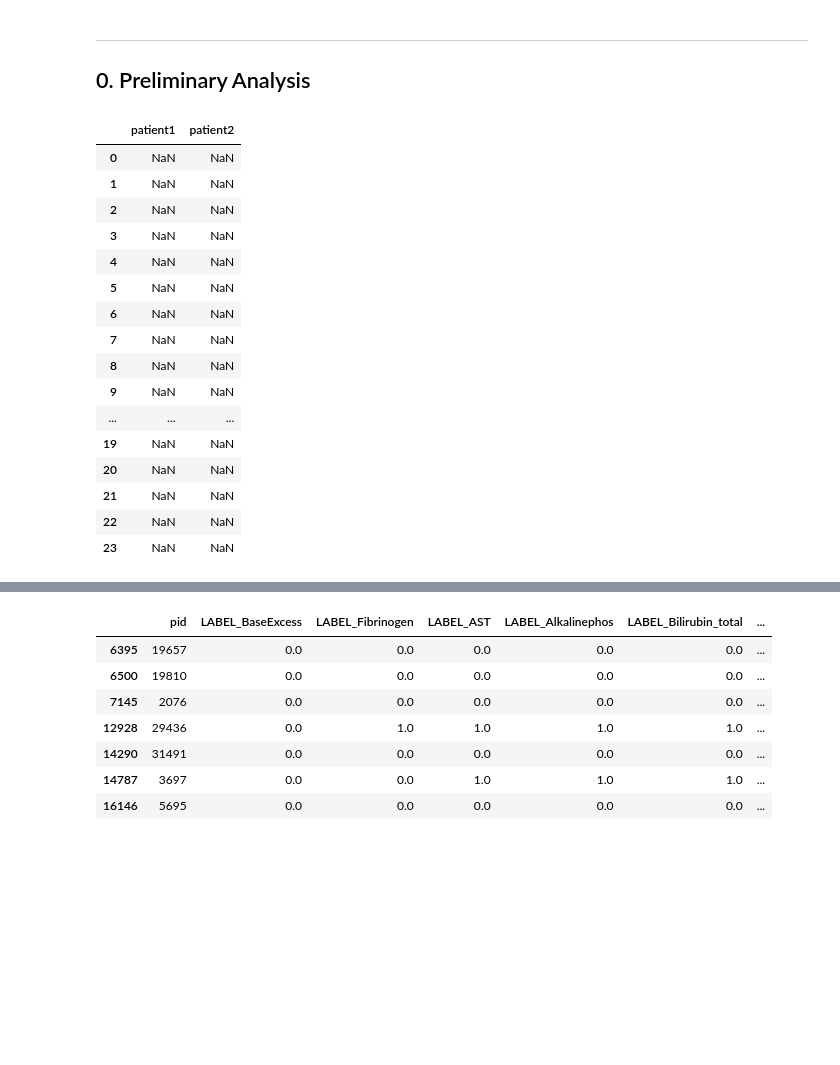
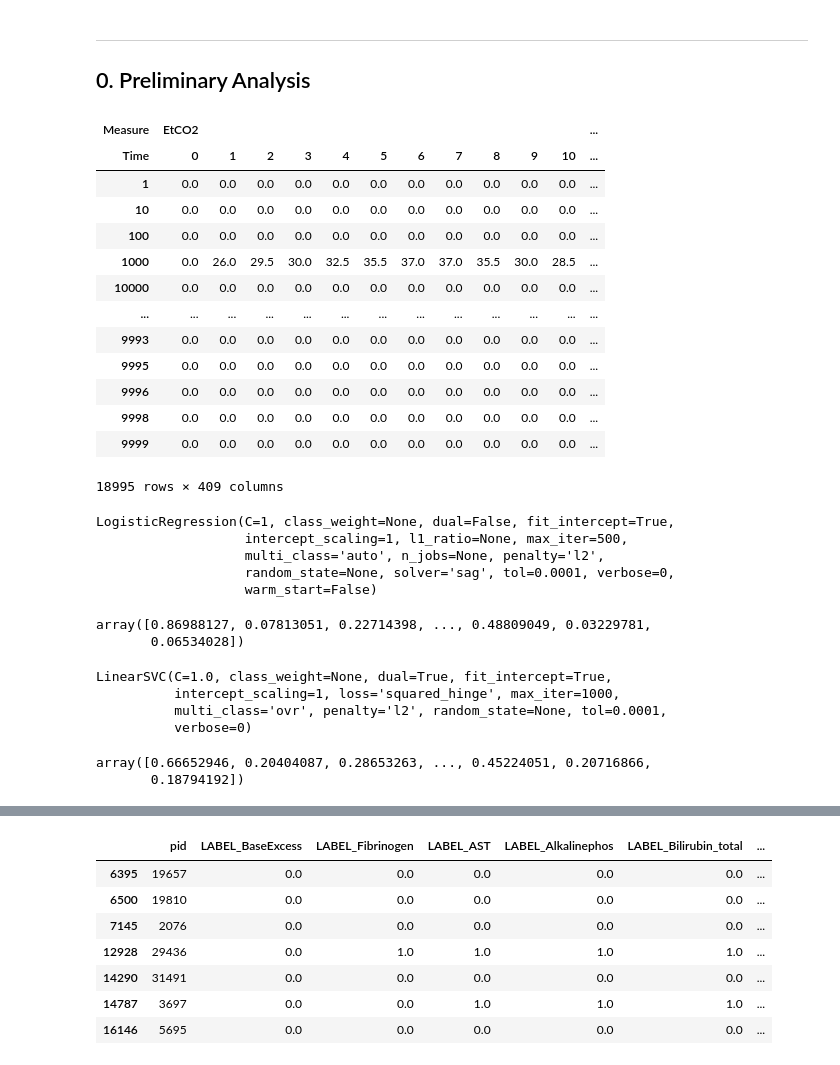
Before and after one commit to GentleMin/ML-Shoppingnow, a Jupyter notebook: Project2/JTM/Task2.ipynb, the cells around one changed output, grey strips where cells are left out. Drawn from its saved outputs; the diff is of its cells as text; code cells hidden in the pictures; blank space fills up the shorter version.

Commit message:
Trials for task2; parse patient dataset to single vector.

```diff
--- a/Project2/JTM/Task2.ipynb
+++ b/Project2/JTM/Task2.ipynb
@@ -19,27 +21,43 @@ labl_train = pd.read_csv("./train_labels.csv")
+# %%
+feat_train_pid = Project_2.patient_feat_flatten(feat_train)
 # %%
-gt = feat_train.groupby('pid', as_index=False)[["EtCO2", "Lactate"]]
-patient1 = gt.get_group(1).reset_index(drop=True, inplace=False)
-patient2 = gt.get_group(2).reset_index(drop=True, inplace=False)
-
-# combo = pd.concat([patient1, patient2], axis=1)
-combo = pd.DataFrame(data={"patient1": patient1.to_numpy().flatten(order='F'),
-                           "patient2": patient2.to_numpy().flatten(order='F')})
-combo
+feat_na_filled = feat_train_pid.fillna(0.0, inplace=False)
+feat_na_filled
 # %% [output]
-|  | patient1 | patient2 |
-| 0 | NaN | NaN |
-| 1 | NaN | NaN |
-| 2 | NaN | NaN |
-| 3 | NaN | NaN |
-| 4 | NaN | NaN |
-| 5 | NaN | NaN |
-| 6 | NaN | NaN |
-| 7 | NaN | NaN |
-| 8 | NaN | NaN |
-| 9 | NaN | NaN |
-| ... | ... | ... |
-| 19 | NaN | NaN |
-| 20 | NaN | NaN |
-| 21 | NaN | NaN |
-| 22 | NaN | NaN |
-| 23 | NaN | NaN |
+| Measure | EtCO2 |  |  |  |  |  |  |  |  |  |  | ... |
+| Time | 0 | 1 | 2 | 3 | 4 | 5 | 6 | 7 | 8 | 9 | 10 | ... |
+| 1 | 0.0 | 0.0 | 0.0 | 0.0 | 0.0 | 0.0 | 0.0 | 0.0 | 0.0 | 0.0 | 0.0 | ... |
+| 10 | 0.0 | 0.0 | 0.0 | 0.0 | 0.0 | 0.0 | 0.0 | 0.0 | 0.0 | 0.0 | 0.0 | ... |
+| 100 | 0.0 | 0.0 | 0.0 | 0.0 | 0.0 | 0.0 | 0.0 | 0.0 | 0.0 | 0.0 | 0.0 | ... |
+| 1000 | 0.0 | 26.0 | 29.5 | 30.0 | 32.5 | 35.5 | 37.0 | 37.0 | 35.5 | 30.0 | 28.5 | ... |
+| 10000 | 0.0 | 0.0 | 0.0 | 0.0 | 0.0 | 0.0 | 0.0 | 0.0 | 0.0 | 0.0 | 0.0 | ... |
+| ... | ... | ... | ... | ... | ... | ... | ... | ... | ... | ... | ... | ... |
+| 9993 | 0.0 | 0.0 | 0.0 | 0.0 | 0.0 | 0.0 | 0.0 | 0.0 | 0.0 | 0.0 | 0.0 | ... |
+| 9995 | 0.0 | 0.0 | 0.0 | 0.0 | 0.0 | 0.0 | 0.0 | 0.0 | 0.0 | 0.0 | 0.0 | ... |
+| 9996 | 0.0 | 0.0 | 0.0 | 0.0 | 0.0 | 0.0 | 0.0 | 0.0 | 0.0 | 0.0 | 0.0 | ... |
+| 9998 | 0.0 | 0.0 | 0.0 | 0.0 | 0.0 | 0.0 | 0.0 | 0.0 | 0.0 | 0.0 | 0.0 | ... |
+| 9999 | 0.0 | 0.0 | 0.0 | 0.0 | 0.0 | 0.0 | 0.0 | 0.0 | 0.0 | 0.0 | 0.0 | ... |
+18995 rows × 409 columns
+# %%
+logit_classifier = LogisticRegression(penalty="l2", C=1, fit_intercept=True, solver="sag", max_iter=500)
+logit_classifier.fit(feat_na_filled, labl_train.iloc[:, 1])
+# %% [output]
+LogisticRegression(C=1, class_weight=None, dual=False, fit_intercept=True,
+                   intercept_scaling=1, l1_ratio=None, max_iter=500,
+                   multi_class='auto', n_jobs=None, penalty='l2',
+                   random_state=None, solver='sag', tol=0.0001, verbose=0,
+                   warm_start=False)
+# %%
+prob_positive = logit_classifier.predict_proba(feat_na_filled)[:, 1]
+prob_positive
+# %% [output]
+array([0.86988127, 0.07813051, 0.22714398, ..., 0.48809049, 0.03229781,
+       0.06534028])
+# %%
+svm_classifier = LinearSVC(fit_intercept=True)
+svm_classifier.fit(feat_na_filled, labl_train.iloc[:, 1])
+# %% [output]
+LinearSVC(C=1.0, class_weight=None, dual=True, fit_intercept=True,
+          intercept_scaling=1, loss='squared_hinge', max_iter=1000,
+          multi_class='ovr', penalty='l2', random_state=None, tol=0.0001,
+          verbose=0)
@@ -45,0 +69,6 @@ combo
+# %%
+prob_svm = 1/(1 + np.exp(-func_val))
+prob_svm
+# %% [output]
+array([0.66652946, 0.20404087, 0.28653263, ..., 0.45224051, 0.20716866,
+       0.18794192])
```
Also changed, not shown: parts of 10 cells of this notebook, 2 other files.
